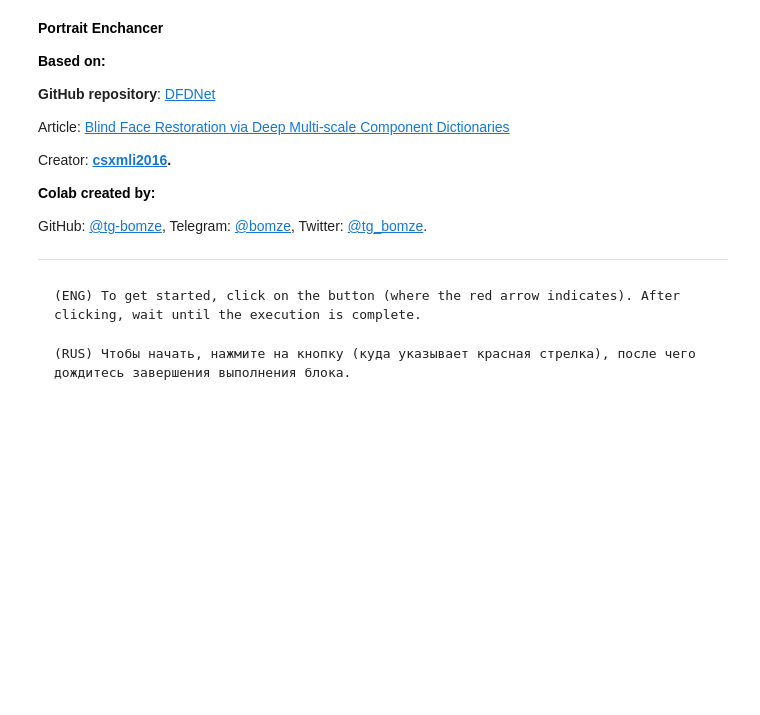
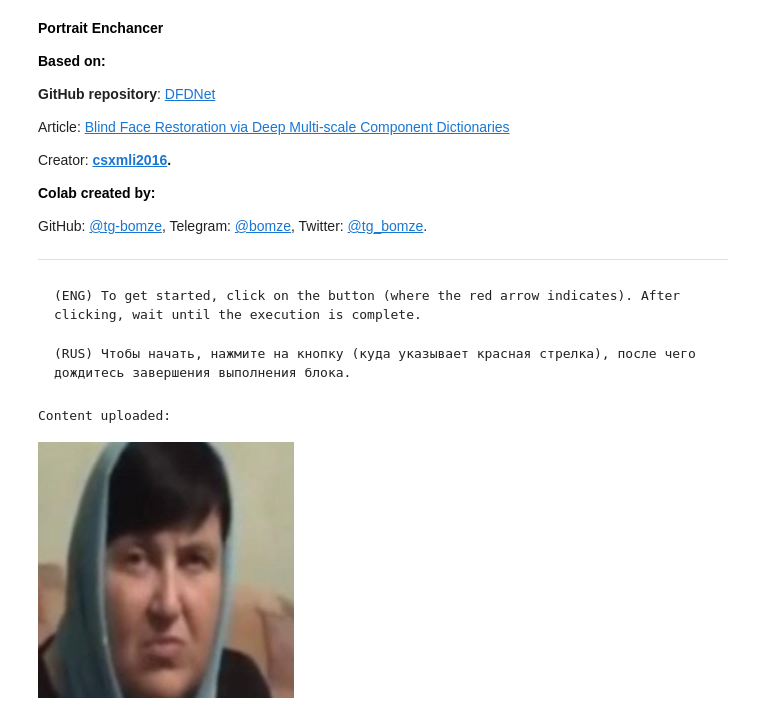
Before and after one commit to andyrufasto/DFDNet, a Jupyter notebook: DFDNet_Colab.ipynb, the cells around one changed output. Drawn from its saved outputs; the diff is of its cells as text; code cells hidden in the pictures; blank space fills up the shorter version.

```diff
--- a/DFDNet_Colab.ipynb
+++ b/DFDNet_Colab.ipynb
@@ -108,7 +108,7 @@ os.chdir('/content/')
 !rm -rf /content/DFDNet/Results
 !rm -rf /content/DFDNet/TestData/TestWhole/*
 
-file_type = 'Video' #@param ["Photo", "Video"]
+file_type = 'Photo' #@param ["Photo", "Video"]
 #@markdown ---
 if file_type == 'Photo':
   uploaded = list(files.upload().keys())
@@ -156,33 +156,36 @@ else:
   #@markdown **Crop video (h:m:s)**
   target_start = '00:00:00' #@param {type:"string"}
   target_end = '00:00:00' #@param {type:"string"}
   if target_end != '00:00:00':
     new_file_name = 'new_target.' + file_name.split('.')[-1]
     !ffmpeg -i $file_name -ss $target_start -to $target_end $new_file_name
     !mv -f $new_file_name $file_name
 
   !ffmpeg -y -i $file_name -vn -ar 44100 -ac 2 -ab 192K -f mp3 /content/sound.mp3
 
   vidcap = cv2.VideoCapture(file_name)
   success,image = vidcap.read()
   count = 0
   success = True
   while success:
     cv2.imwrite("/content/DFDNet/TestData/TestWhole/frame%09d.jpg" % count, image)
     success,image = vidcap.read()
     count += 1
 
   clear_output()
   try:
     fps_of_video = int(cv2.VideoCapture(file_name).get(cv2.CAP_PROP_FPS))
     frames_of_video = int(cv2.VideoCapture(file_name).get(cv2.CAP_PROP_FRAME_COUNT))
     print("Video uploaded. Number of frames: {}. First frame:\n".format(str(frames_of_video)))
   except: print("Video uploaded! First frame:\n")
 
   pil_content = Image.open('/content/DFDNet/TestData/TestWhole/frame000000000.jpg')
   (cont_width, cont_height) = pil_content.size
   resize_cont = max(cont_width, cont_height)/256
   display(pil_content.resize((int(cont_width/resize_cont), int(cont_height/resize_cont))))
+# %% [output]
+Content uploaded:
+[figure, added]
 # %%
 #@title <b><font color="red" size="+3">←</font><font color="black" size="+3"> Start enchance</font></b>
 #@markdown <b><font color="black" size="+1"> (RUS) Начать улучшение</font></b>
```
Also changed, not shown: parts of 1 cell of this notebook.
